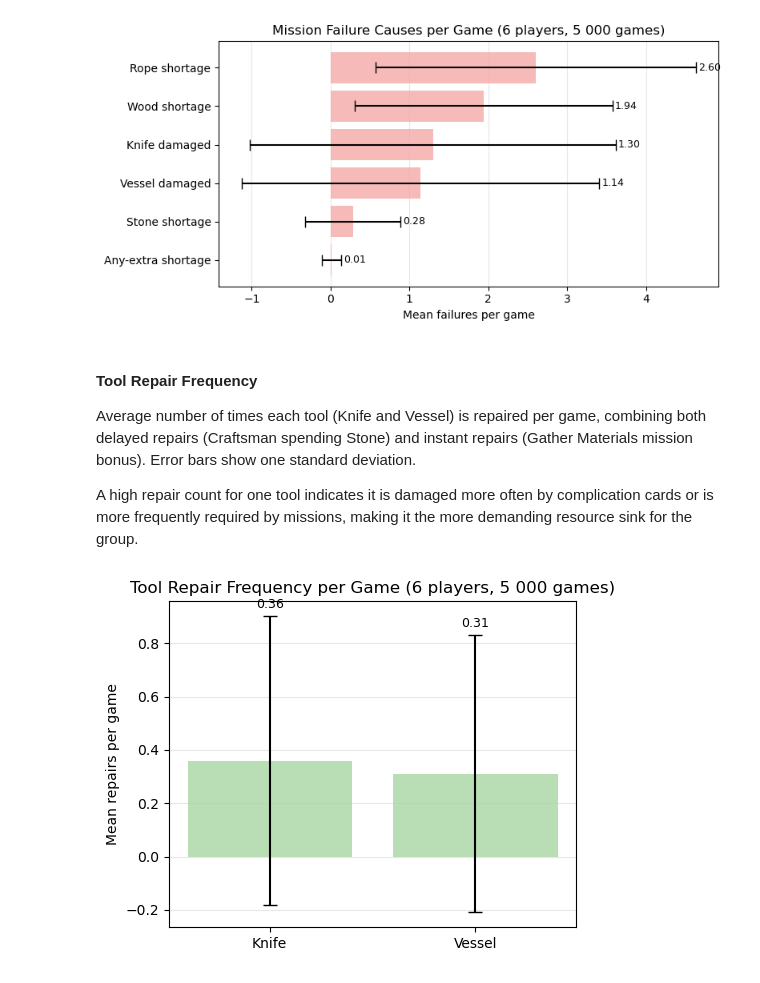
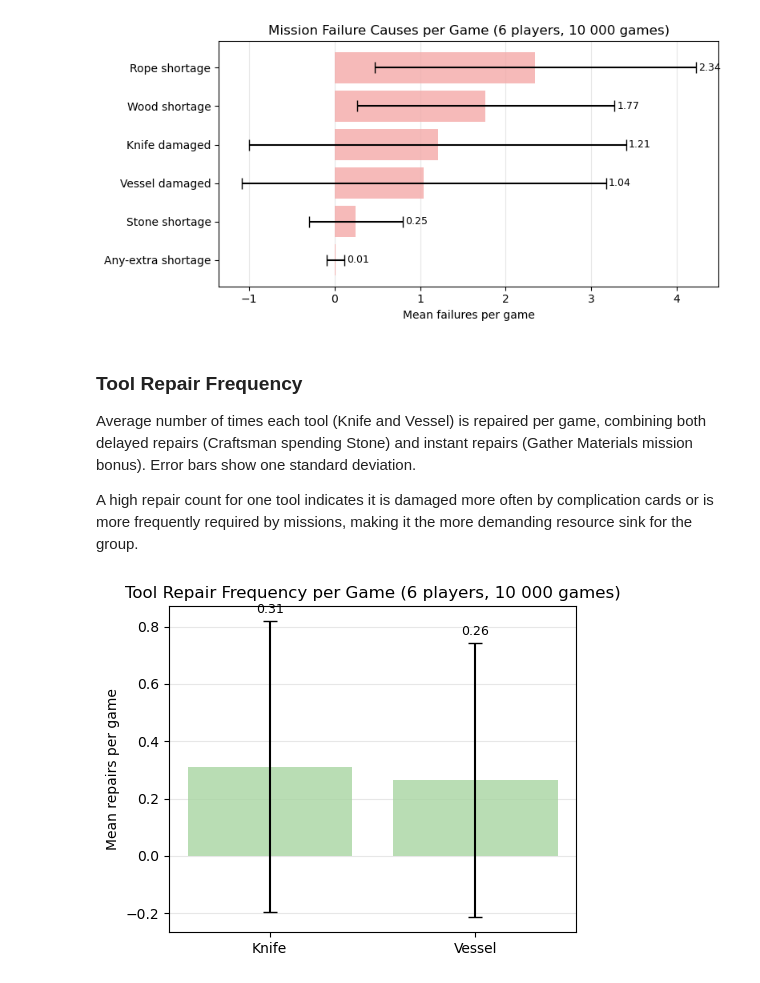
Before and after one commit to simo21-ss/volcano-rush, a Jupyter notebook: notebooks/4_simulation_resource_efficiency.ipynb, the cells around one changed output. Cells and saved outputs as stored; diff of their text form; code cells hidden in the pictures.

```diff
--- a/notebooks/4_simulation_resource_efficiency.ipynb
+++ b/notebooks/4_simulation_resource_efficiency.ipynb
@@ -178,15 +179,15 @@ for i, (mean, std) in enumerate(zip(failure_means_sorted, failure_stds_sorted)):
     plt.text(mean + std + 0.03, i, f"{mean:.2f}", va = "center", fontsize = 9)
 
 plt.xlabel("Mean failures per game")
-plt.title("Mission Failure Causes per Game (6 players, 5 000 games)")
+plt.title("Mission Failure Causes per Game (6 players, 10 000 games)")
 plt.grid(axis = "x", alpha = 0.3, zorder = 0)
 
 plt.tight_layout()
 plt.show()
 # %% [output]
-[figure, old version]
+[figure, new version]
 # %% [markdown]
-#### Tool Repair Frequency
+### Tool Repair Frequency
 
 Average number of times each tool (Knife and Vessel) is repaired per game, combining both delayed repairs (Craftsman spending Stone) and instant repairs (Gather Materials mission bonus). Error bars show one standard deviation.
 
@@ -194,28 +195,28 @@ A high repair count for one tool indicates it is damaged more often by complicat
 # %%
 tool_labels = [t.name.title() for t in TOOLS]
 repair_means = [data[f"repairs_{t.name}"].mean() for t in TOOLS]
 repair_stds = [data[f"repairs_{t.name}"].std() for t in TOOLS]
 
 plt.figure(figsize = (5, 4))
 
 plt.bar(
     tool_labels,
     repair_means,
     yerr    = repair_stds,
     color   = "#a8d5a2",
     alpha   = 0.8,
     capsize = 5,
     zorder  = 2,
 )
 
 for i, (mean, std) in enumerate(zip(repair_means, repair_stds)):
     plt.text(i, mean + std + 0.03, f"{mean:.2f}", ha = "center", fontsize = 9)
 
 plt.ylabel("Mean repairs per game")
-plt.title("Tool Repair Frequency per Game (6 players, 5 000 games)")
+plt.title("Tool Repair Frequency per Game (6 players, 10 000 games)")
 plt.grid(axis = "y", alpha = 0.3, zorder = 0)
 
 plt.tight_layout()
 plt.show()
 # %% [output]
-[figure, old version]
+[figure, new version]
```
Also changed, not shown: parts of 8 cells of this notebook, 2 other files.
